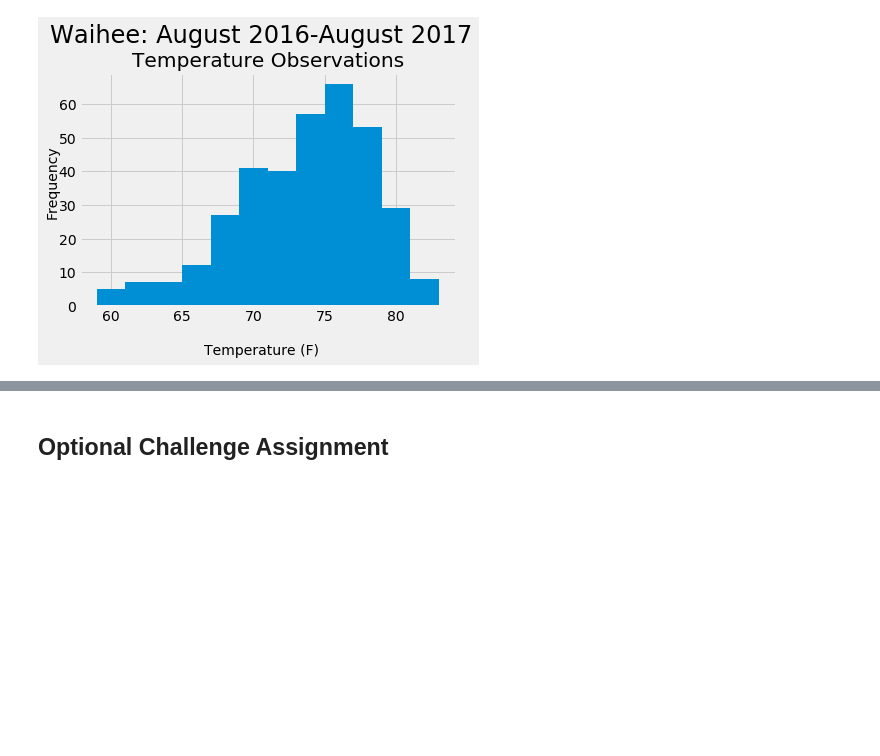
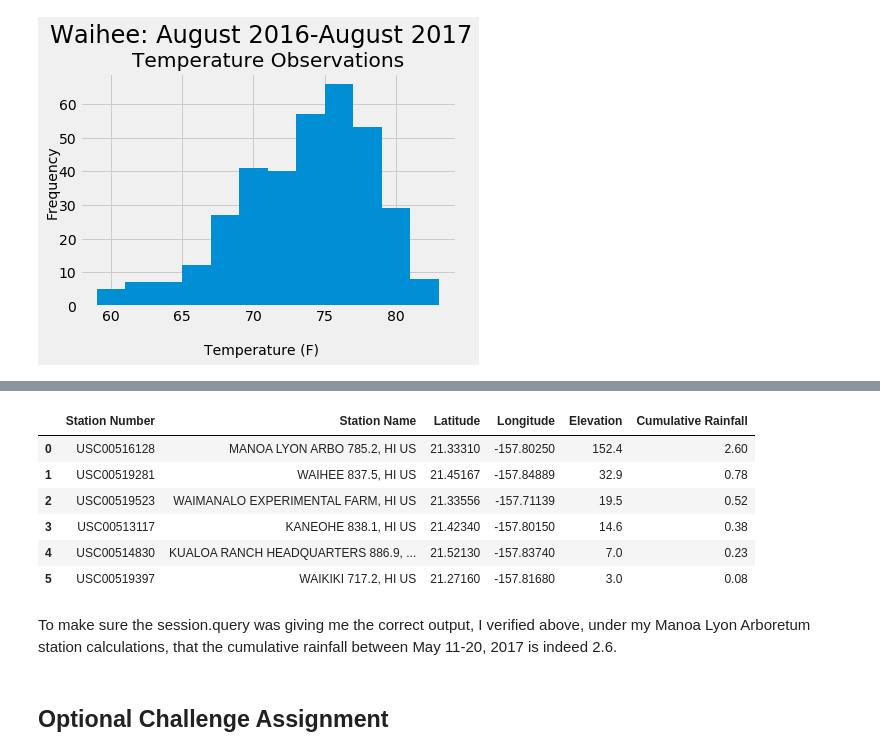
Before and after one commit to dianess/sqlalchemy-challenge, a Jupyter notebook: climate - Diane.ipynb, the cells around one changed output, grey strips where cells are left out. Cells and saved outputs as stored; diff of their text form; code cells hidden in the pictures; blank space fills up the shorter version.

```diff
--- a/climate - Diane.ipynb
+++ b/climate - Diane.ipynb
@@ -549,3 +634,13 @@ print(calc_temps('2012-02-28', '2012-03-05'))
 # %%
-# Calculate the total amount of rainfall per weather station for your trip dates using the previous year's matching dates.
-# Sort this in descending order by precipitation amount and list the station, name, latitude, longitude, and elevation
+# Calculate the total amount of rainfall per weather station for your trip dates
+# using the previous year's matching dates.
+# Sort this in descending order by precipitation amount and list
+# the station, name, latitude, longitude, and elevation
+
+sel = [Measurement.station, Station.name, Station.latitude, Station.longitude, \
+       Station.elevation, func.sum(Measurement.prcp)]
+
+trip_rainfall = session.query(*sel).filter(Measurement.station == Station.station).\
+    filter(Measurement.date >= '2017-05-11').filter(Measurement.date <= '2017-05-20').\
+    group_by(Measurement.station).order_by(func.sum(Measurement.prcp).desc()).all()
+trip_rainfall
@@ -552,3 +665,21 @@ print(calc_temps('2012-02-28', '2012-03-05'))
+# %%
+# Put the data into a DataFrame
+trip_rainfall_df = pd.DataFrame(trip_rainfall, columns \
+    =['Station Number','Station Name', 'Latitude', 'Longitude', \
+      'Elevation', 'Cumulative Rainfall'])
+trip_rainfall_df
+# %% [output]
+|  | Station Number | Station Name | Latitude | Longitude | Elevation | Cumulative Rainfall |
+| 0 | USC00516128 | MANOA LYON ARBO 785.2, HI US | 21.33310 | -157.80250 | 152.4 | 2.60 |
+| 1 | USC00519281 | WAIHEE 837.5, HI US | 21.45167 | -157.84889 | 32.9 | 0.78 |
+| 2 | USC00519523 | WAIMANALO EXPERIMENTAL FARM, HI US | 21.33556 | -157.71139 | 19.5 | 0.52 |
+| 3 | USC00513117 | KANEOHE 838.1, HI US | 21.42340 | -157.80150 | 14.6 | 0.38 |
+| 4 | USC00514830 | KUALOA RANCH HEADQUARTERS 886.9, ... | 21.52130 | -157.83740 | 7.0 | 0.23 |
+| 5 | USC00519397 | WAIKIKI 717.2, HI US | 21.27160 | -157.81680 | 3.0 | 0.08 |
+# %% [markdown]
+To make sure the session.query was giving me the correct output, I verified above,
+under my Manoa Lyon Arboretum station calculations, that the cumulative rainfall
+between May 11-20, 2017 is indeed 2.6.
 # %% [markdown]
 ## Optional Challenge Assignment
 # %%
```
Also changed, not shown: parts of 15 cells of this notebook.
